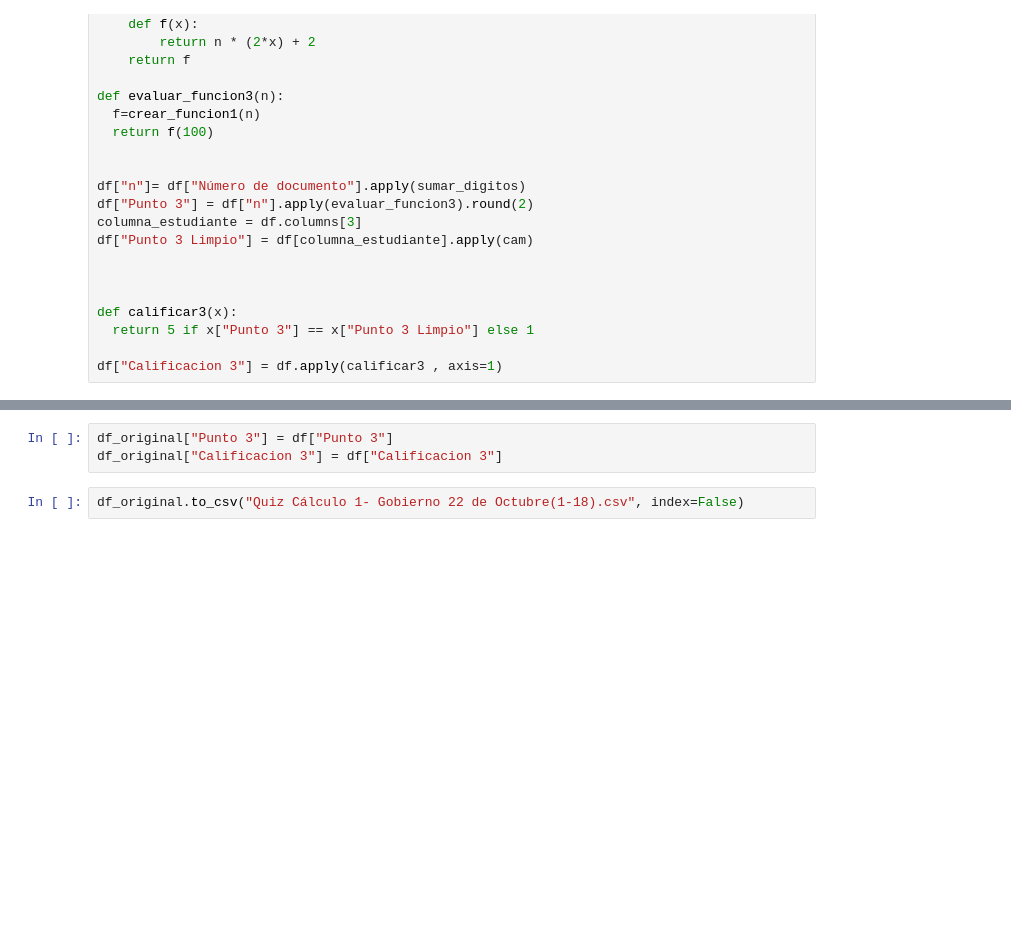
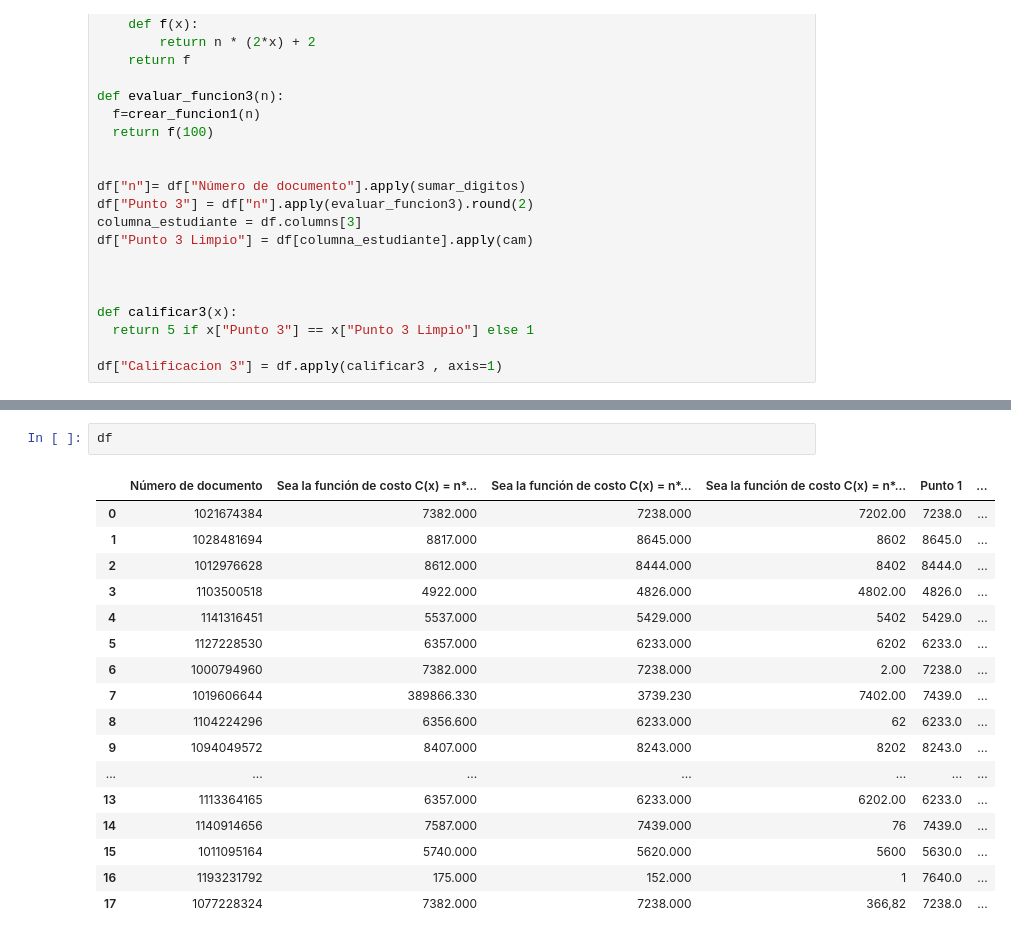
Before and after one commit to acamilos15/Proyecto_Final_Grupo_-4, a Jupyter notebook: pandas/Estudiante1.ipynb, the cells around one changed output, grey strips where cells are left out. Cells and saved outputs as stored; diff of their text form; blank space fills up the shorter version.

```diff
--- a/pandas/Estudiante1.ipynb
+++ b/pandas/Estudiante1.ipynb
@@ -111,5 +111,20 @@ df.head(10)
-# %%
-df_original["Punto 3"] = df["Punto 3"]
-df_original["Calificacion 3"] = df["Calificacion 3"]
-# %%
-df_original.to_csv("Quiz Cálculo 1- Gobierno 22 de Octubre(1-18).csv", index=False)
+# %%
+df
+# %% [output]
+|  | Número de documento | Sea la función de costo C(x) = n*... | Sea la función de costo C(x) = n*... | Sea la función de costo C(x) = n*... | Punto 1 | ... |
+| 0 | 1021674384 | 7382.000 | 7238.000 | 7202.00 | 7238.0 | ... |
+| 1 | 1028481694 | 8817.000 | 8645.000 | 8602 | 8645.0 | ... |
+| 2 | 1012976628 | 8612.000 | 8444.000 | 8402 | 8444.0 | ... |
+| 3 | 1103500518 | 4922.000 | 4826.000 | 4802.00 | 4826.0 | ... |
+| 4 | 1141316451 | 5537.000 | 5429.000 | 5402 | 5429.0 | ... |
+| 5 | 1127228530 | 6357.000 | 6233.000 | 6202 | 6233.0 | ... |
+| 6 | 1000794960 | 7382.000 | 7238.000 | 2.00 | 7238.0 | ... |
+| 7 | 1019606644 | 389866.330 | 3739.230 | 7402.00 | 7439.0 | ... |
+| 8 | 1104224296 | 6356.600 | 6233.000 | 62 | 6233.0 | ... |
+| 9 | 1094049572 | 8407.000 | 8243.000 | 8202 | 8243.0 | ... |
+| ... | ... | ... | ... | ... | ... | ... |
+| 13 | 1113364165 | 6357.000 | 6233.000 | 6202.00 | 6233.0 | ... |
+| 14 | 1140914656 | 7587.000 | 7439.000 | 76 | 7439.0 | ... |
+| 15 | 1011095164 | 5740.000 | 5620.000 | 5600 | 5630.0 | ... |
+| 16 | 1193231792 | 175.000 | 152.000 | 1 | 7640.0 | ... |
+| 17 | 1077228324 | 7382.000 | 7238.000 | 366,82 | 7238.0 | ... |
```
Also changed, not shown: parts of 4 cells of this notebook, 1 other file.
